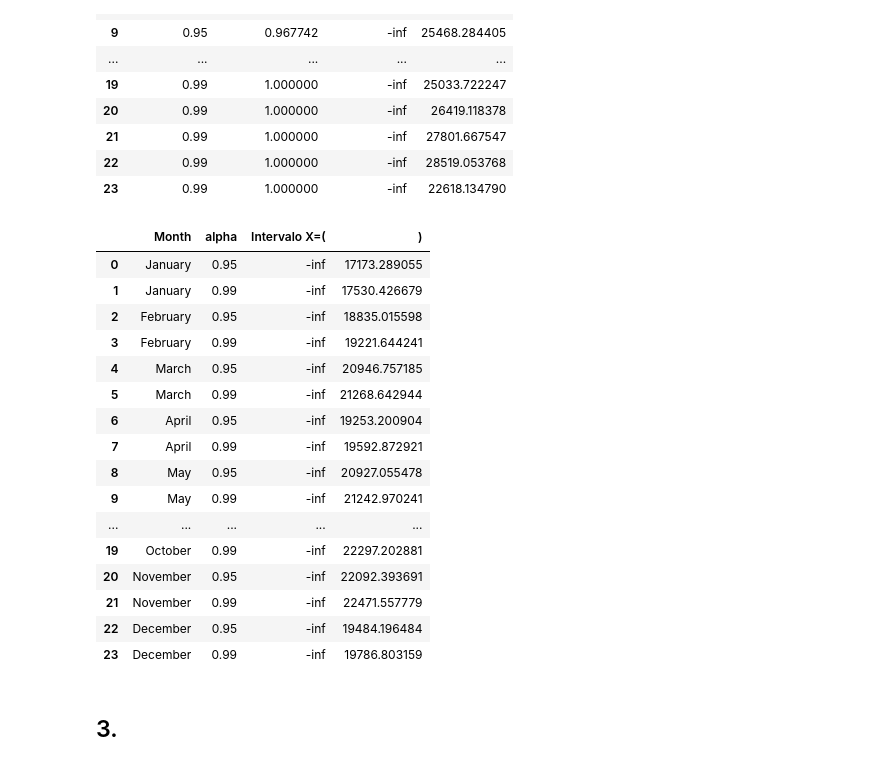
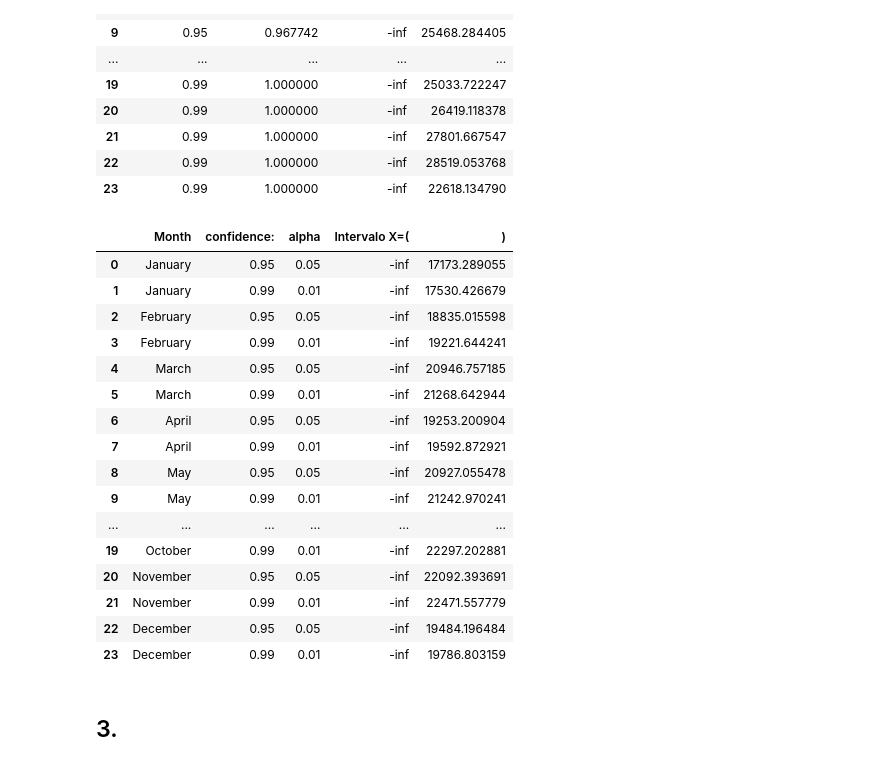
Before and after one commit to gx-ceia-tps/tp3-peia, a Jupyter notebook: tp3-peia-project/tp-final-peia.ipynb, the cells around one changed output. Saved outputs shown, nothing was run; the diff lists cells and outputs as text; code cells hidden in the pictures.

Commit message:
confidence added

```diff
--- a/tp3-peia-project/tp-final-peia.ipynb
+++ b/tp3-peia-project/tp-final-peia.ipynb
@@ -94,45 +94,46 @@ df
 # %%
 import numpy as np
 import pandas as pd
 from scipy.stats import norm
 df = pd.DataFrame()
-alphas = [0.95, 0.99]
+confidences = [0.95, 0.99]
 month_names = ["January","February","March","April","May","June","July","August","September","October","November","December"]
 
 for month_name, sales in zip(month_names, sales_per_month):
-    for alpha in alphas:
+    for confidence in confidences:
 
         μ = np.mean(sales)
         σ = np.std(sales)
         new_σ = σ/np.sqrt(len(sales))
         # ppf = Φ^-1
-        z = norm.ppf(alpha, loc=μ, scale=new_σ)
+        z = norm.ppf(confidence, loc=μ, scale=new_σ)
         row = {
             'Month': month_name,
-            'alpha': alpha,
+            'confidence:': confidence,
+            'alpha': 1-confidence,
             'Intervalo X=(': '-inf',
             ')': z
         }
         df = pd.concat([df, pd.DataFrame([row])], ignore_index=True)
 display(df)
 # %% [output]
-|  | Month | alpha | Intervalo X=( | ) |
-| 0 | January | 0.95 | -inf | 17173.289055 |
-| 1 | January | 0.99 | -inf | 17530.426679 |
-| 2 | February | 0.95 | -inf | 18835.015598 |
-| 3 | February | 0.99 | -inf | 19221.644241 |
-| 4 | March | 0.95 | -inf | 20946.757185 |
-| 5 | March | 0.99 | -inf | 21268.642944 |
-| 6 | April | 0.95 | -inf | 19253.200904 |
-| 7 | April | 0.99 | -inf | 19592.872921 |
-| 8 | May | 0.95 | -inf | 20927.055478 |
-| 9 | May | 0.99 | -inf | 21242.970241 |
-| ... | ... | ... | ... | ... |
-| 19 | October | 0.99 | -inf | 22297.202881 |
-| 20 | November | 0.95 | -inf | 22092.393691 |
-| 21 | November | 0.99 | -inf | 22471.557779 |
-| 22 | December | 0.95 | -inf | 19484.196484 |
-| 23 | December | 0.99 | -inf | 19786.803159 |
+|  | Month | confidence: | alpha | Intervalo X=( | ) |
+| 0 | January | 0.95 | 0.05 | -inf | 17173.289055 |
+| 1 | January | 0.99 | 0.01 | -inf | 17530.426679 |
+| 2 | February | 0.95 | 0.05 | -inf | 18835.015598 |
+| 3 | February | 0.99 | 0.01 | -inf | 19221.644241 |
+| 4 | March | 0.95 | 0.05 | -inf | 20946.757185 |
+| 5 | March | 0.99 | 0.01 | -inf | 21268.642944 |
+| 6 | April | 0.95 | 0.05 | -inf | 19253.200904 |
+| 7 | April | 0.99 | 0.01 | -inf | 19592.872921 |
+| 8 | May | 0.95 | 0.05 | -inf | 20927.055478 |
+| 9 | May | 0.99 | 0.01 | -inf | 21242.970241 |
+| ... | ... | ... | ... | ... | ... |
+| 19 | October | 0.99 | 0.01 | -inf | 22297.202881 |
+| 20 | November | 0.95 | 0.05 | -inf | 22092.393691 |
+| 21 | November | 0.99 | 0.01 | -inf | 22471.557779 |
+| 22 | December | 0.95 | 0.05 | -inf | 19484.196484 |
+| 23 | December | 0.99 | 0.01 | -inf | 19786.803159 |
 # %% [markdown]
 ## 3.
 # %% [markdown]
```
